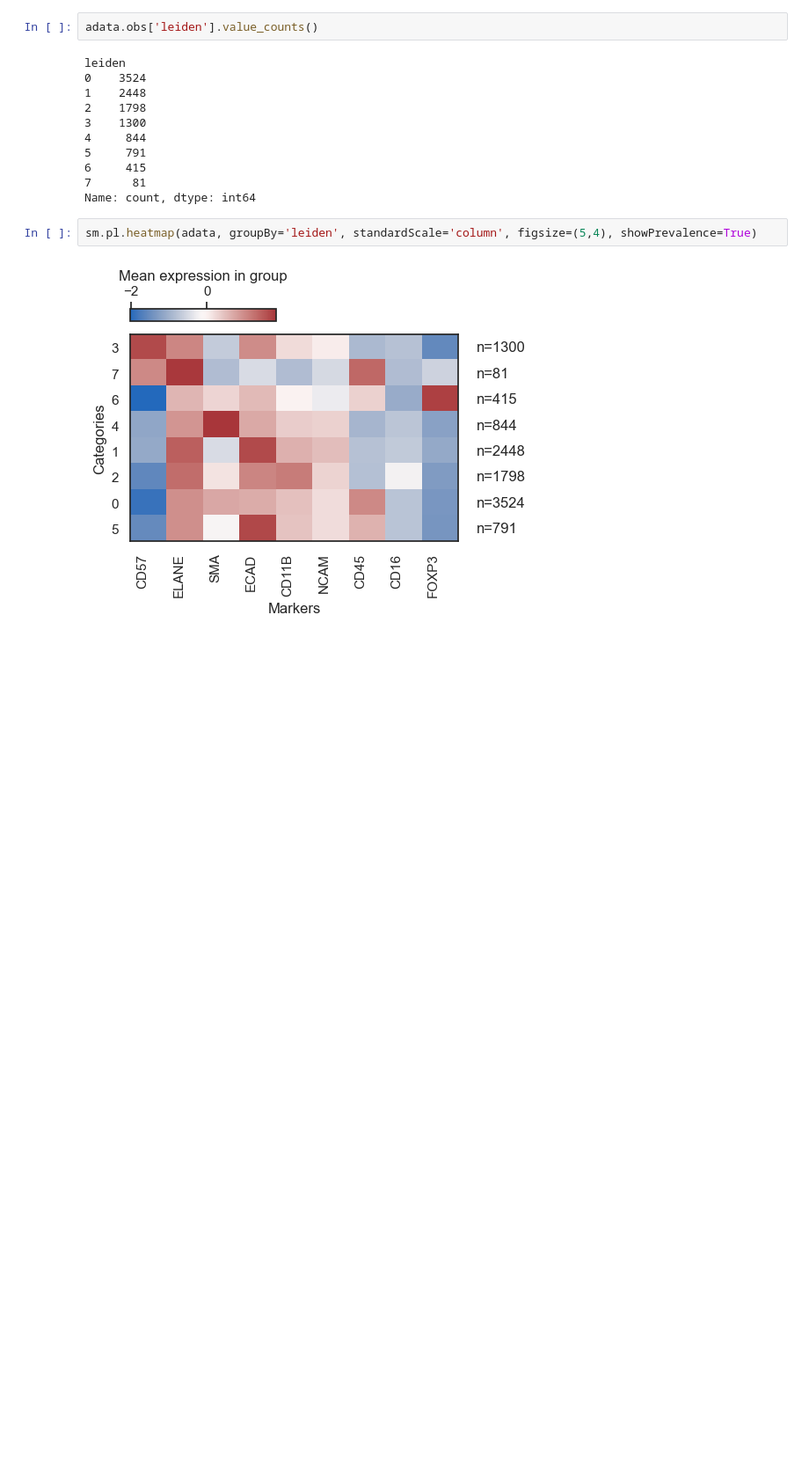
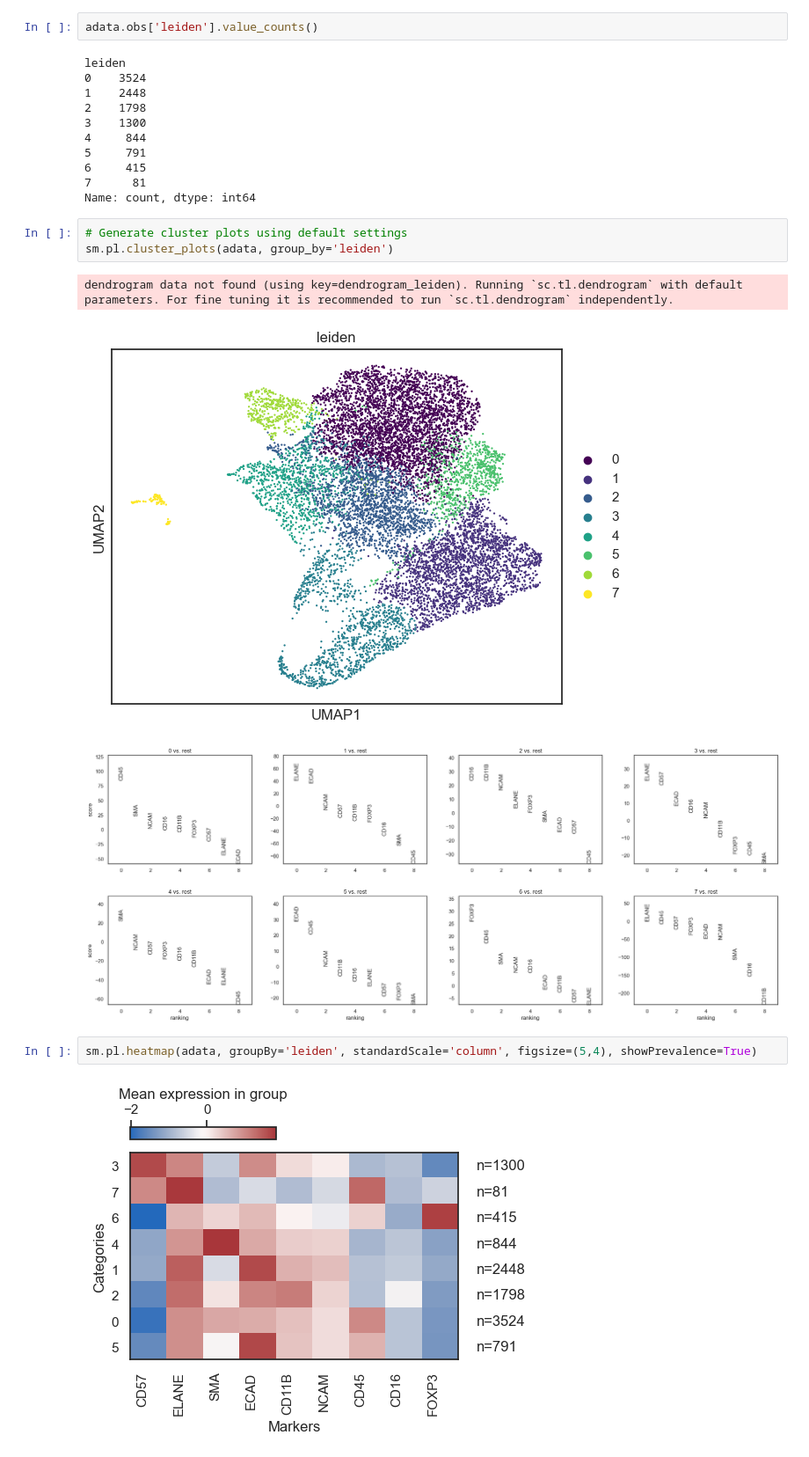
Before and after one commit to SchapiroLabor/phenotyping_sysbio, a Jupyter notebook: src/1_scimap_clustering.ipynb, the cells around one changed output. Shown: that part at 88% size. Drawn from its saved outputs; the diff is of its cells as text; blank space fills up the shorter version.

```diff
--- a/src/1_scimap_clustering.ipynb
+++ b/src/1_scimap_clustering.ipynb
@@ -41,6 +40,13 @@ leiden
 6     415
 7      81
 Name: count, dtype: int64
+# %%
+# Generate cluster plots using default settings
+sm.pl.cluster_plots(adata, group_by='leiden')
+# %% [output]
+dendrogram data not found (using key=dendrogram_leiden). Running `sc.tl.dendrogram` with default parameters. For fine tuning it is recommended to run `sc.tl.dendrogram` independently.
+[figure, added]
+[figure, added]
 # %%
 sm.pl.heatmap(adata, groupBy='leiden', standardScale='column', figsize=(5,4), showPrevalence=True)
 # %% [output]
```
Also changed, not shown: parts of 4 cells of this notebook.
